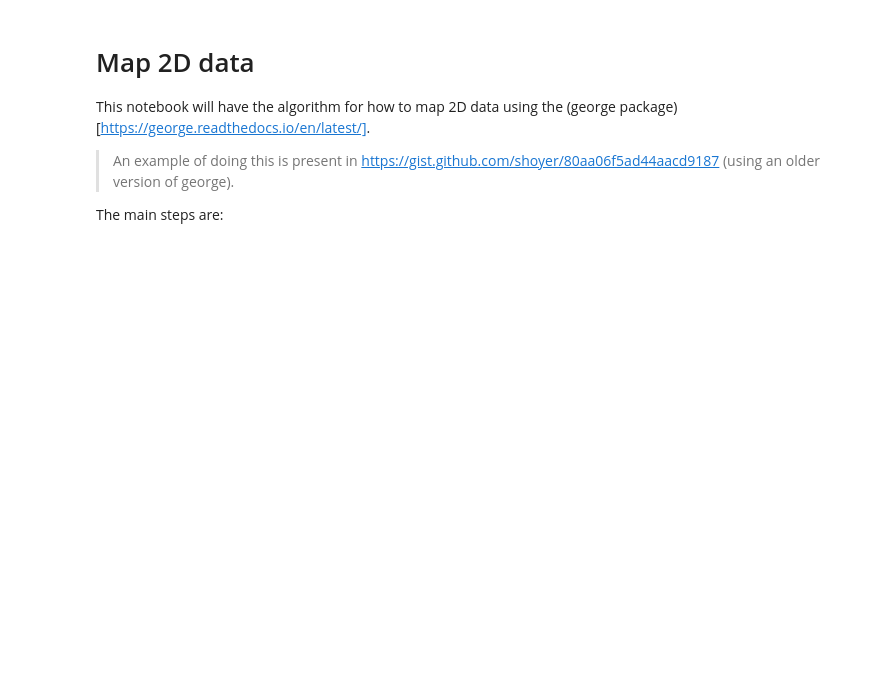
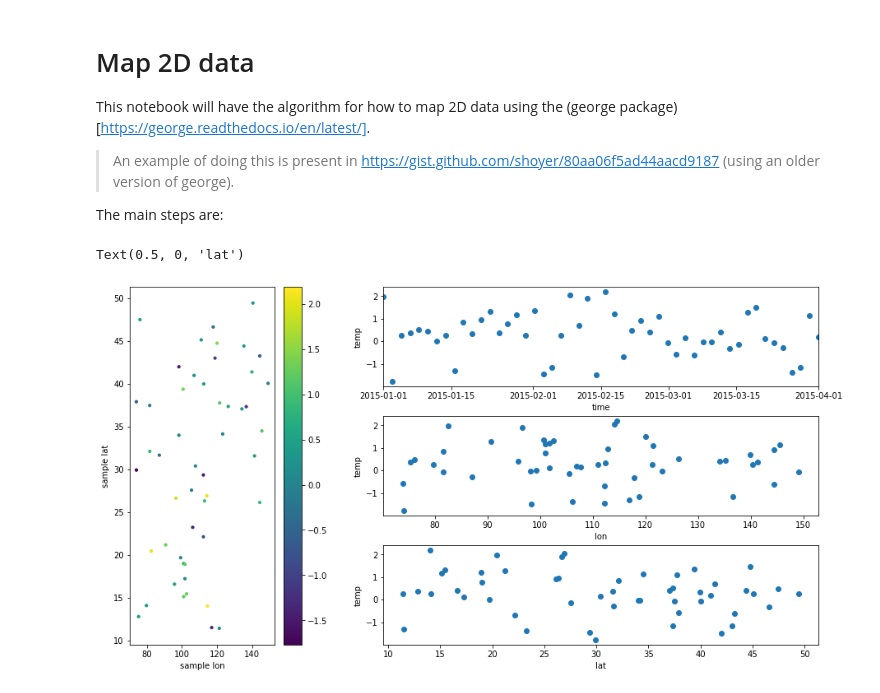
Before and after one commit to oceanhackweek/ohw20-proj-argo-mapping, a Jupyter notebook: notebook2-interpolate_2D_using_george-isabelle.ipynb, the cells around one changed output. Saved outputs shown, nothing was run; the diff lists cells and outputs as text; code cells hidden in the pictures; blank space fills up the shorter version.

```diff
--- a/notebook2-interpolate_2D_using_george-isabelle.ipynb
+++ b/notebook2-interpolate_2D_using_george-isabelle.ipynb
@@ -12,3 +14,49 @@ The main steps are:
 #1 Generate 2D data (e.g. could be a 2D function like : sin (x+y) + error ),with some prescribed parameters.
 #  -- Alternatively, we could just use a test data set that I have for this step that has data that
 #  -- is a function of (lat, lon, time), like the Argo data will be.
+# %%
+# Create a pretend argo data field
+
+from scipy import stats
+import pandas as pd
+
+lat = stats.uniform(10, 40).rvs(50)
+lon = stats.uniform(70, 80).rvs(50)
+time = pd.date_range('01-01-2015','04-01-2015',50)
+
+X = np.array([lon,lat]).T
+
+yerr = 0.2 * np.ones_like(a)
+
+temp = np.sin(lat)+np.sin(lon)+yerr  # play dataset
+# %%
+fig,ax=plt.subplots(1,2,figsize=(15,8))
+grid = plt.GridSpec(3, 3, wspace=0.4, hspace=0.3)
+ax1=plt.subplot(grid[:, 0])
+ax2=plt.subplot(grid[0, 1:])
+ax3=plt.subplot(grid[1, 1:])
+ax4=plt.subplot(grid[2, 1:])
+
+cs=ax1.scatter(lon,lat,s=10,c=temp)
+plt.colorbar(cs,ax=ax1)
+ax1.set_xlabel('sample lon')
+ax1.set_ylabel('sample lat')
+
+ax2.scatter(time,temp)
+#ax2.errorbar(time, temp, yerr=yerr, fmt=".k", capsize=0)
+
+ax2.set_ylabel('temp')
+ax2.set_xlabel('time')
+ax2.set_xlim(time[0],time[-1])
+
+ax3.scatter(lon,temp)
+ax3.set_ylabel('temp')
+ax3.set_xlabel('lon')
+#ax2.set_xlim(time[0],time[-1])
+
+ax4.scatter(lat,temp)
+ax4.set_ylabel('temp')
+ax4.set_xlabel('lat')
+# %% [output]
+Text(0.5, 0, 'lat')
+[figure, added]
```
Also changed, not shown: parts of 31 cells of this notebook.
